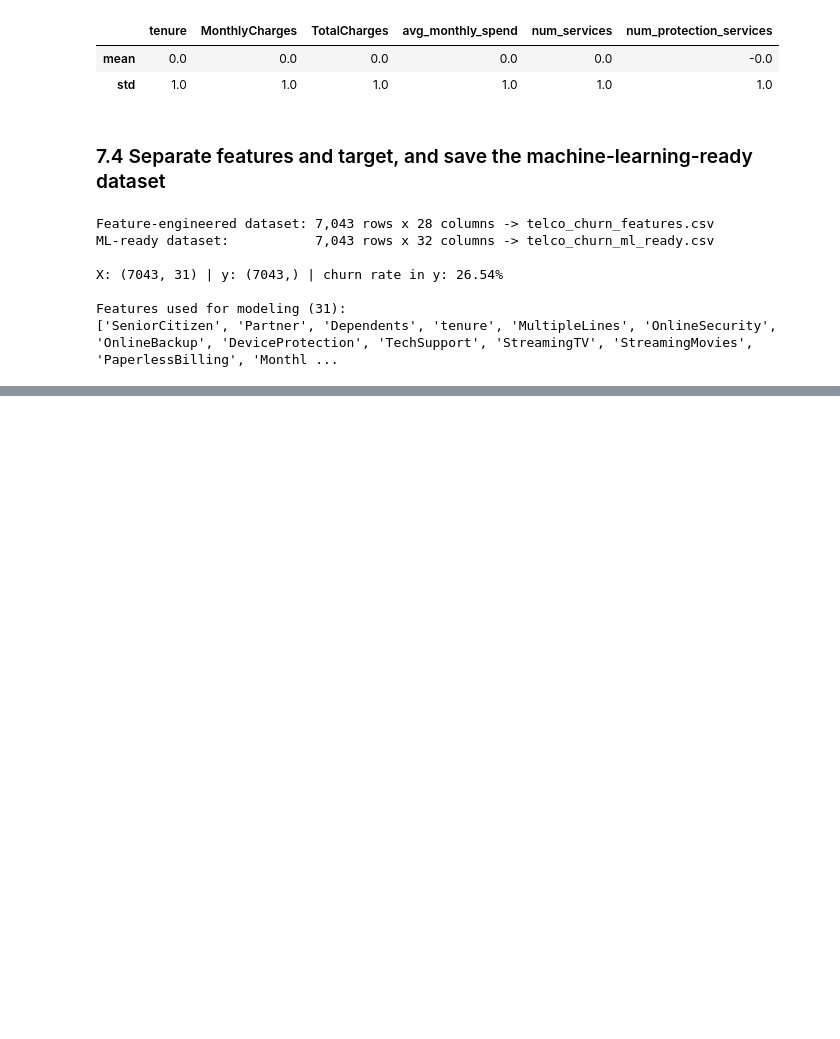
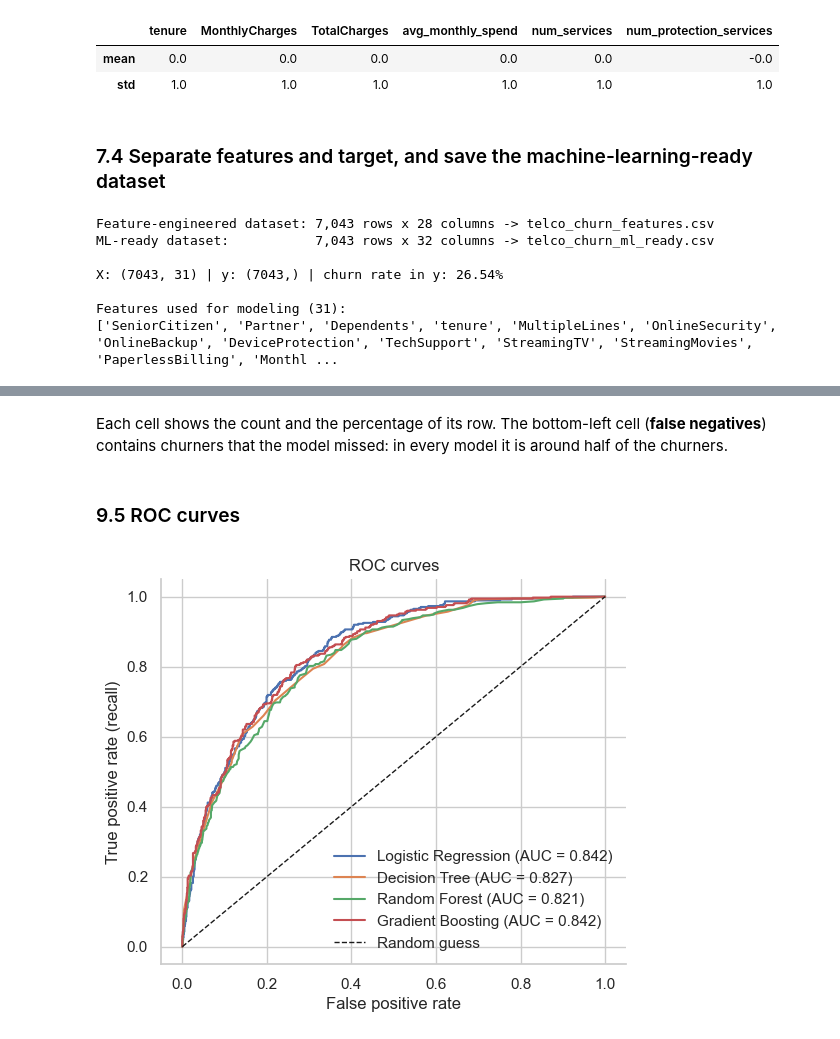
Before and after one commit to Da1vReyes/customer_churn_prediction, a Jupyter notebook: notebooks/customer_churn_analysis.ipynb, the cells around one changed output, grey strips where cells are left out. Drawn from its saved outputs; the diff is of its cells as text; code cells hidden in the pictures; blank space fills up the shorter version.

```diff
--- a/notebooks/customer_churn_analysis.ipynb
+++ b/notebooks/customer_churn_analysis.ipynb
@@ -657,0 +778,10 @@ _Next: Week 3, train/test split and classification models (Logistic Regression,
+# %% [markdown]
+Each cell shows the count and the percentage of its row. The bottom-left cell (**false negatives**) contains churners that the model missed: in every model it is around half of the churners.
+# %% [markdown]
+### 9.5 ROC curves
+# %%
+fig = plot_roc_curves(results, y_test)
+save_fig(fig, "roc_curves.png")
+plt.show()
+# %% [output]
+[figure, added]
```
Also changed, not shown: parts of 19 cells of this notebook.
